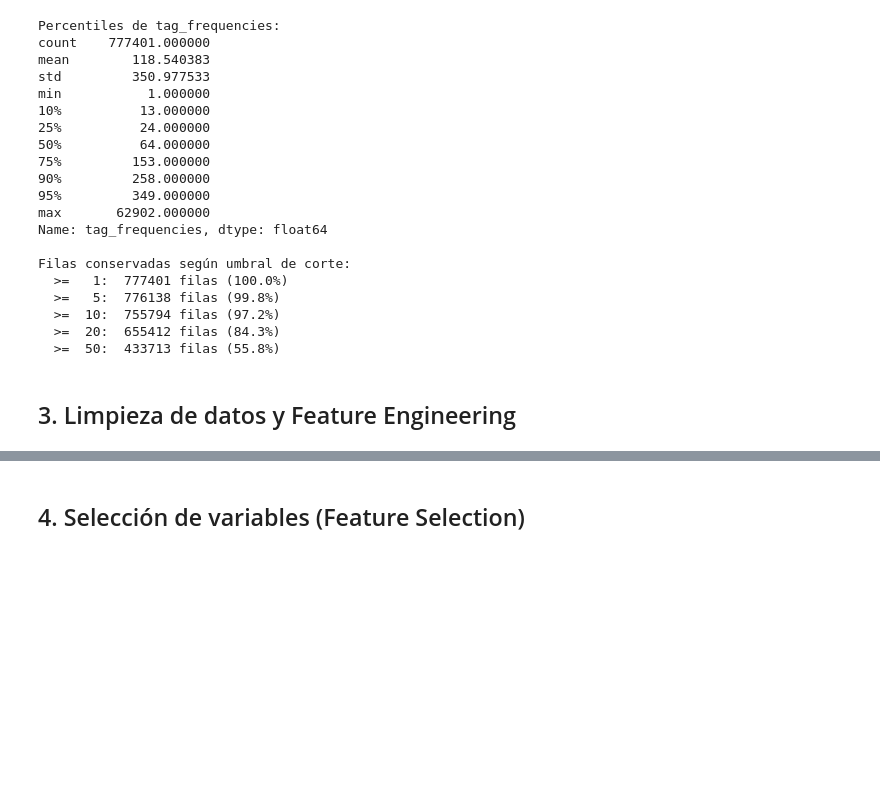
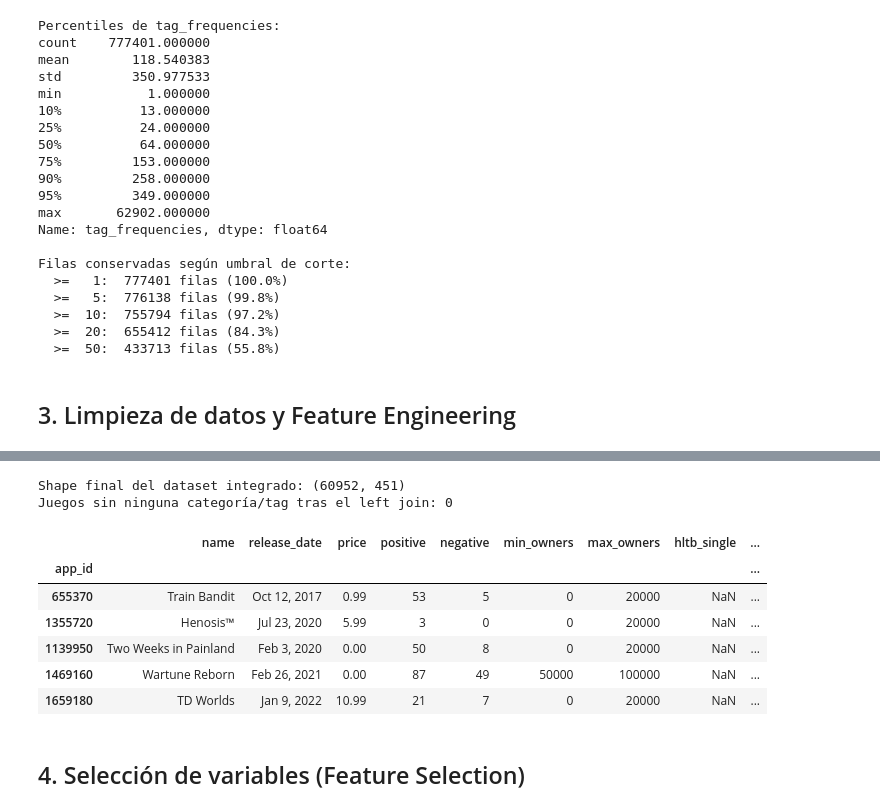
Before and after one commit to HichiroXD/Proyecto_IA_1, a Jupyter notebook: notebook/steam_analysis.ipynb, the cells around one changed output, grey strips where cells are left out. Saved outputs shown, nothing was run; the diff lists cells and outputs as text; code cells hidden in the pictures; blank space fills up the shorter version.

```diff
--- a/notebook/steam_analysis.ipynb
+++ b/notebook/steam_analysis.ipynb
@@ -201,0 +233,12 @@ Filas conservadas según umbral de corte:
+# %%
+categories_pivot = (
+    df_categories.groupby(['app_id', 'categories']).size()
+    .unstack(fill_value=0)
+    .clip(upper=1)
+)
+categories_pivot.columns = [
+    'cat_' + c.lower().replace(' ', '_').replace('-', '_') for c in categories_pivot.columns
+]
+
+print('Shape categories_pivot:', categories_pivot.shape)
+categories_pivot.head()
@@ -202,3 +293,26 @@ Filas conservadas según umbral de corte:
+# %%
+df = (
+    df_games.set_index('app_id')
+    .merge(categories_pivot, left_index=True, right_index=True, how='left')
+    .merge(tags_pivot, left_index=True, right_index=True, how='left')
+)
+
+bin_cols = [c for c in df.columns if c.startswith('cat_') or c.startswith('tag_')]
+df[bin_cols] = df[bin_cols].fillna(0).astype(int)
+
+print('Shape final del dataset integrado:', df.shape)
+print('Juegos sin ninguna categoría/tag tras el left join:', df[bin_cols].sum(axis=1).eq(0).sum())
+df.head()
+# %% [output]
+Shape final del dataset integrado: (60952, 451)
+Juegos sin ninguna categoría/tag tras el left join: 0
+|  | name | release_date | price | positive | negative | min_owners | max_owners | hltb_single | ... |
+| app_id |  |  |  |  |  |  |  |  | ... |
+| 655370 | Train Bandit | Oct 12, 2017 | 0.99 | 53 | 5 | 0 | 20000 | NaN | ... |
+| 1355720 | Henosis™ | Jul 23, 2020 | 5.99 | 3 | 0 | 0 | 20000 | NaN | ... |
+| 1139950 | Two Weeks in Painland | Feb 3, 2020 | 0.00 | 50 | 8 | 0 | 20000 | NaN | ... |
+| 1469160 | Wartune Reborn | Feb 26, 2021 | 0.00 | 87 | 49 | 50000 | 100000 | NaN | ... |
+| 1659180 | TD Worlds | Jan 9, 2022 | 10.99 | 21 | 7 | 0 | 20000 | NaN | ... |
 # %% [markdown]
 ## 4. Selección de variables (Feature Selection)
 # %% [markdown]
```
Also changed, not shown: parts of 8 cells of this notebook.
